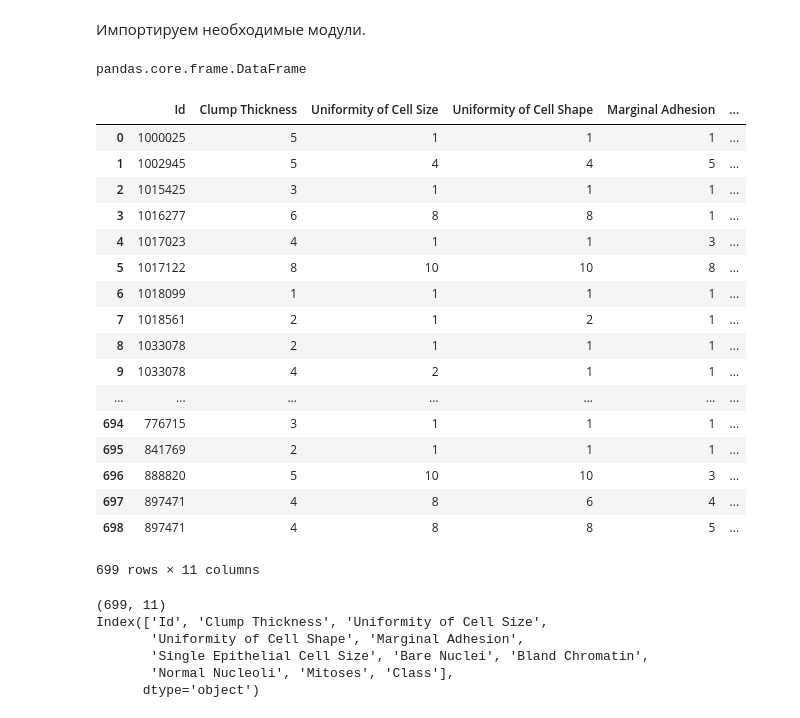
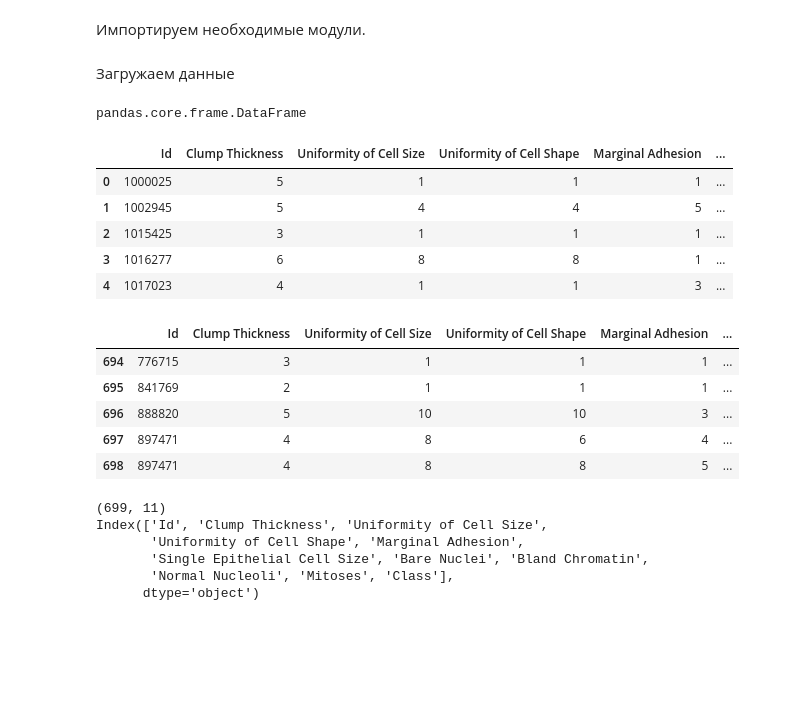
Before and after one commit to annyl/ML_course, a Jupyter notebook: Lab_1.ipynb, the cells around one changed output. Saved outputs shown, nothing was run; the diff lists cells and outputs as text; code cells hidden in the pictures; blank space fills up the shorter version.

```diff
--- a/Lab_1.ipynb
+++ b/Lab_1.ipynb
@@ -13,6 +13,8 @@ import numpy as np
 import matplotlib.pyplot as plt
 import pandas as pd
 %matplotlib inline
+# %% [markdown]
+Загружаем данные
 # %%
 url = 'https://archive.ics.uci.edu/ml/machine-learning-databases/breast-cancer-wisconsin/breast-cancer-wisconsin.data'
 data = pd.read_csv(url, header=None, sep = ',', engine='python')
@@ -25,26 +27,23 @@ type(data)
 # %% [output]
 pandas.core.frame.DataFrame
 # %%
-data
+data.head()
 # %% [output]
 |  | Id | Clump Thickness | Uniformity of Cell Size | Uniformity of Cell Shape | Marginal Adhesion | ... |
 | 0 | 1000025 | 5 | 1 | 1 | 1 | ... |
 | 1 | 1002945 | 5 | 4 | 4 | 5 | ... |
 | 2 | 1015425 | 3 | 1 | 1 | 1 | ... |
 | 3 | 1016277 | 6 | 8 | 8 | 1 | ... |
 | 4 | 1017023 | 4 | 1 | 1 | 3 | ... |
-| 5 | 1017122 | 8 | 10 | 10 | 8 | ... |
-| 6 | 1018099 | 1 | 1 | 1 | 1 | ... |
-| 7 | 1018561 | 2 | 1 | 2 | 1 | ... |
-| 8 | 1033078 | 2 | 1 | 1 | 1 | ... |
-| 9 | 1033078 | 4 | 2 | 1 | 1 | ... |
-| ... | ... | ... | ... | ... | ... | ... |
-| 694 | 776715 | 3 | 1 | 1 | 1 | ... |
-| 695 | 841769 | 2 | 1 | 1 | 1 | ... |
-| 696 | 888820 | 5 | 10 | 10 | 3 | ... |
-| 697 | 897471 | 4 | 8 | 6 | 4 | ... |
-| 698 | 897471 | 4 | 8 | 8 | 5 | ... |
-699 rows × 11 columns
+# %%
+data.tail()
+# %% [output]
+|  | Id | Clump Thickness | Uniformity of Cell Size | Uniformity of Cell Shape | Marginal Adhesion | ... |
+| 694 | 776715 | 3 | 1 | 1 | 1 | ... |
+| 695 | 841769 | 2 | 1 | 1 | 1 | ... |
+| 696 | 888820 | 5 | 10 | 10 | 3 | ... |
+| 697 | 897471 | 4 | 8 | 6 | 4 | ... |
+| 698 | 897471 | 4 | 8 | 8 | 5 | ... |
 # %%
 print(data.shape)
 print(data.columns)
```
Also changed, not shown: parts of 33 cells of this notebook.
